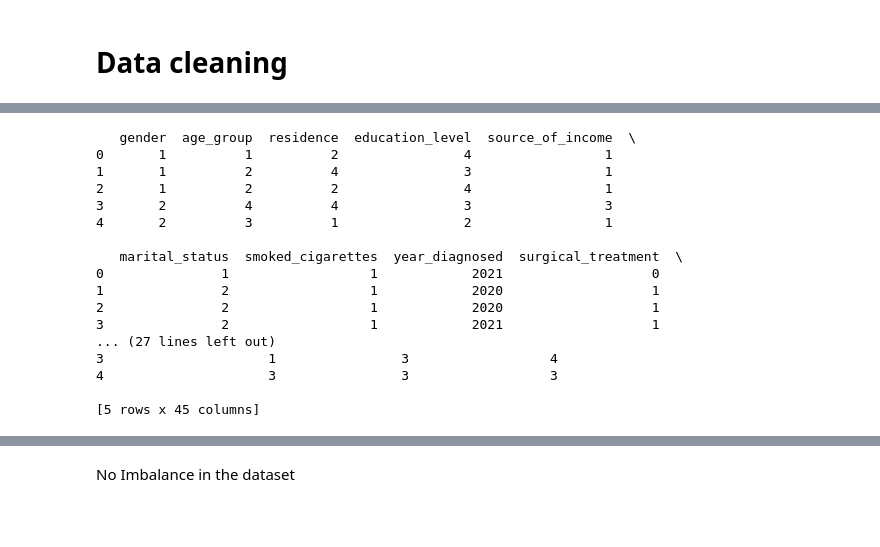
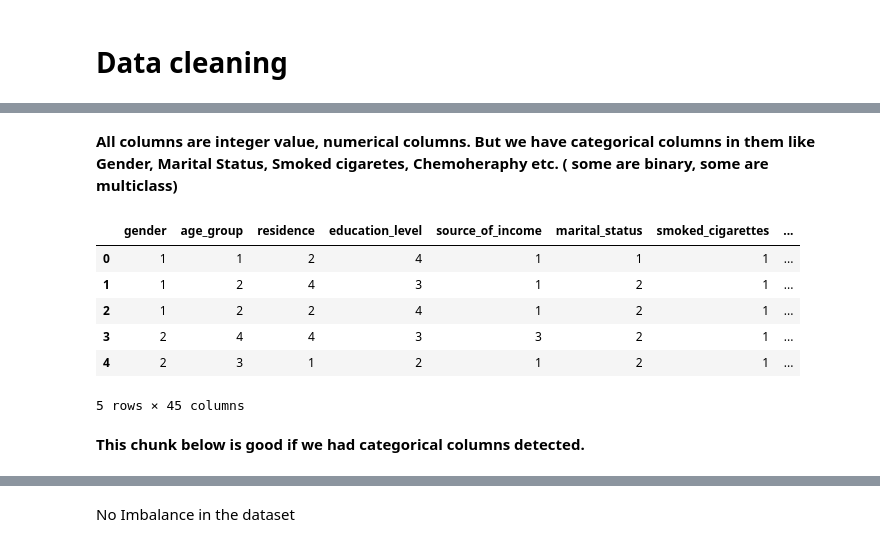
Before and after one commit to Harris-dev26/Data_mining, a Jupyter notebook: Project_file.ipynb, the cells around one changed output, grey strips where cells are left out. Drawn from its saved outputs; the diff is of its cells as text; code cells hidden in the pictures; blank space fills up the shorter version.

```diff
--- a/Project_file.ipynb
+++ b/Project_file.ipynb
@@ -91,21 +126,15 @@ Negative_Emotions                   0
 dtype: int64
-# %%
-print(df.head())
-# %% [output]
-   gender  age_group  residence  education_level  source_of_income  \
-0       1          1          2                4                 1
-1       1          2          4                3                 1
-2       1          2          2                4                 1
-3       2          4          4                3                 3
-4       2          3          1                2                 1
-
-   marital_status  smoked_cigarettes  year_diagnosed  surgical_treatment  \
-0               1                  1            2021                   0
-1               2                  1            2020                   1
-2               2                  1            2020                   1
-3               2                  1            2021                   1
-... (27 lines left out)
-3                     1                3                  4
-4                     3                3                  3
-
-[5 rows x 45 columns]
+# %% [markdown]
+**All columns are integer value, numerical columns. But we have categorical columns in them like Gender, Marital Status, Smoked cigaretes, Chemoheraphy etc. ( some are binary, some are multiclass)**
+# %%
+df.head()
+# %% [output]
+|  | gender | age_group | residence | education_level | source_of_income | marital_status | smoked_cigarettes | ... |
+| 0 | 1 | 1 | 2 | 4 | 1 | 1 | 1 | ... |
+| 1 | 1 | 2 | 4 | 3 | 1 | 2 | 1 | ... |
+| 2 | 1 | 2 | 2 | 4 | 1 | 2 | 1 | ... |
+| 3 | 2 | 4 | 4 | 3 | 3 | 2 | 1 | ... |
+| 4 | 2 | 3 | 1 | 2 | 1 | 2 | 1 | ... |
+5 rows × 45 columns
+# %% [markdown]
+**This chunk below is good if we had categorical columns detected.**
```
Also changed, not shown: parts of 9 cells of this notebook.
